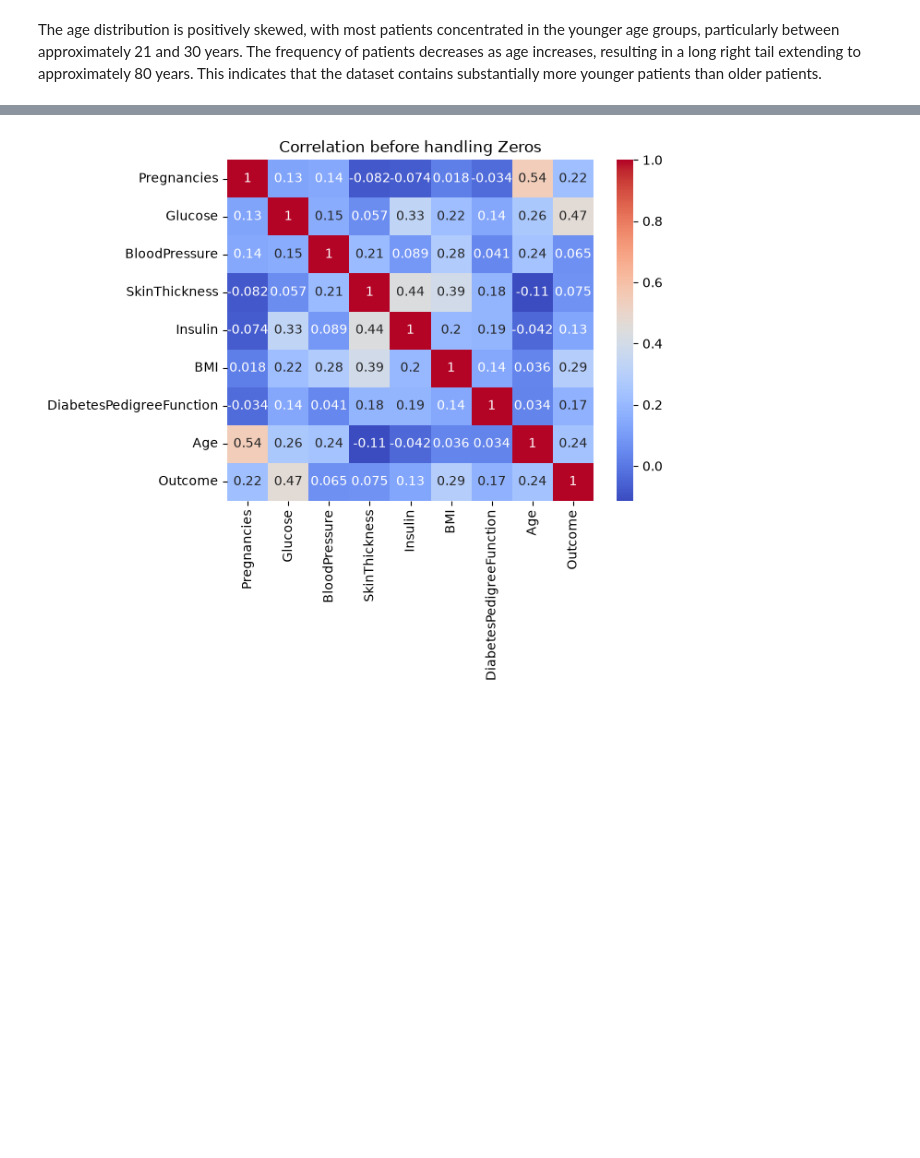
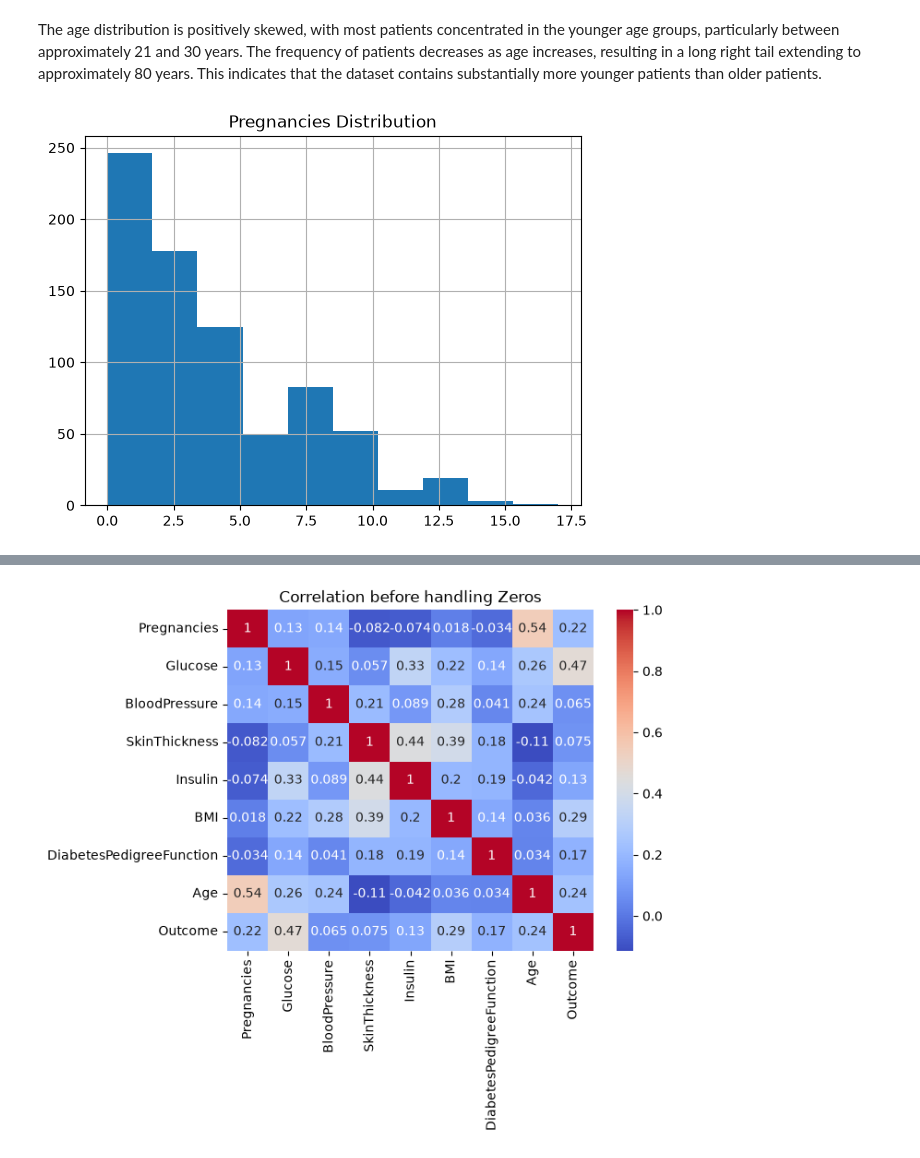
Before and after one commit to abdulazeemsodimu/diabetes_prediction, a Jupyter notebook: notebooks/1.EDA.ipynb, the cells around one changed output, grey strips where cells are left out. Cells and saved outputs as stored; diff of their text form; code cells hidden in the pictures; blank space fills up the shorter version.

```diff
--- a/notebooks/1.EDA.ipynb
+++ b/notebooks/1.EDA.ipynb
@@ -150,3 +151,9 @@ plt.title('Age Distribution');
 [figure]
 # %% [markdown]
 The age distribution is positively skewed, with most patients concentrated in the younger age groups, particularly between approximately 21 and 30 years. The frequency of patients decreases as age increases, resulting in a long right tail extending to approximately 80 years. This indicates that the dataset contains substantially more younger patients than older patients.
+# %%
+# Pregnancies Distribution
+df['Pregnancies'].hist()
+plt.title('Pregnancies Distribution');
+# %% [output]
+[figure, added]
```
Also changed, not shown: parts of 35 cells of this notebook.
